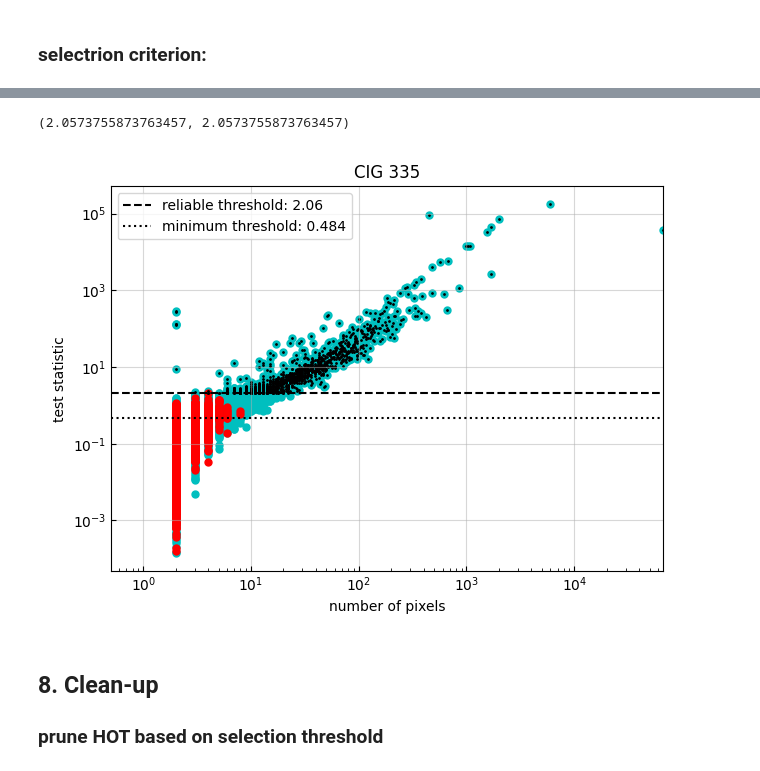
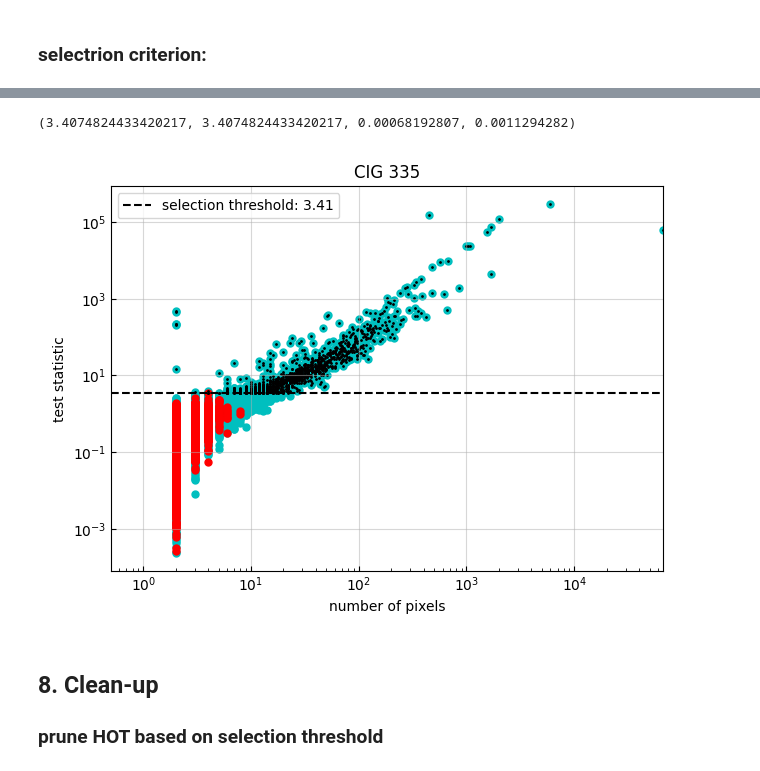
Before and after one commit to paranoya/image-processing, a Jupyter notebook: HOT.ipynb, the cells around one changed output, grey strips where cells are left out. Drawn from its saved outputs; the diff is of its cells as text; code cells hidden in the pictures.

```diff
--- a/HOT.ipynb
+++ b/HOT.ipynb
@@ -543,7 +545,7 @@ label, catalog_inv = hot(data.original,
                          #n_pixels=data.index_mode,
                         )
 area_inv = catalog_inv[1]
-test_stat_inv = catalog_inv[2]/data.bg_std
+test_stat_inv = catalog_inv[2]/np.std(data.sorted[:index_mode])
 print(f'time elapsed: {time()-t0:.3g} s')
 # %% [output]
 31597 overdensities found: 38306 "pixels" (3%), 31022 independent regions
@@ -610,7 +612,7 @@ label, catalog = hot(data.original,
                     )
 parent = catalog[0]
 area = catalog[1]
-test_stat = catalog[2]/data.bg_std
+test_stat = catalog[2]/np.std(data.sorted[:index_mode])
 print(f'time elapsed: {time()-t0:.3g} s')
 # %% [output]
 56191 overdensities found: 218956 "pixels" (21%), 35395 independent regions
@@ -711,13 +718,9 @@ if plots:
     ax[0, 0].set_title(object_name)
     ax[0, 0].set_ylabel('probability density distribution')
     ax[0, 0].set_yscale('log')
-    #ax[0, 0].set_ylim(np.min(data.rho[data.x_rho > data.mode]), 2*np.max(data.rho))
+    ax[0, 0].set_ylim(np.min(ts_inv.rho)/10, 3)
     ax[0, 0].plot(ts.x_rho, ts.rho, 'k-', label='data')
     ax[0, 0].plot(ts_inv.x_rho, ts_inv.rho, 'r-', label='inverted data')
-    #ax[0, 0].plot(data.x_rho, data.rho_symmetric, 'r--', label='symmetric about mode')
-    #ax[0, 0].plot(data.x_rho,
-    #              np.exp(-.5*((data.x_rho-data.mode)/data.bg_std)**2) * data.n_valid/data.size/np.sqrt(2*np.pi)/data.bg_std,
-    #              'k:', label='Gaussian approximation')
     ax[0, 0].legend()
 
     ax[1, 0].set_ylabel('signal/background probability')
@@ -734,7 +737,7 @@ if plots:
 # %%
-ts_inv.sorted[-1], np.nanmax(test_stat_inv)
+ts_inv.sorted[-1], np.nanmax(test_stat_inv), np.std(data.sorted[:index_mode]), data.bg_std
 # %% [output]
-(2.0573755873763457, 2.0573755873763457)
+(3.4074824433420217, 3.4074824433420217, 0.00068192807, 0.0011294282)
 # %%
 #true_overdensity = (test_stat > data.bg_std)
 #true_overdensity = (test_stat > np.nanmax(test_stat_inv[1:]))
@@ -758,36 +761,37 @@ if plots:
     ax[1, 0].scatter(area[true_overdensity],
                      max_value[true_overdensity]-min_value[true_overdensity], s=1, c='k')
     ax[1, 0].plot(np.exp(contrast_hull_x), contrast_hull_y, 'y-*')
     ax[1, 0].scatter(area_inv[1:], max_value_inv[1:]-min_value_inv[1:], s=1, c='r')
     ax[1, 0].set_xscale('log')
     ax[1, 0].set_yscale('log')
     ax[1, 0].set_ylim(np.min(contrast_hull_y[contrast_hull_y > 0])/10)
     '''
 
     ax[0, 0].set_title(object_name)
     ax[0, 0].set_ylabel('test statistic')
     ax[0, 0].set_yscale('log')
     ax[0, 0].scatter(area[1:], test_stat[1:], s=25, c='c')
     ax[0, 0].scatter(area_inv[1:], test_stat_inv[1:], s=25, c='r')
     ax[0, 0].scatter(area[true_overdensity], test_stat[true_overdensity], s=1, c='k')
     #ax[0, 0].scatter(area_inv[good_hull], test_stat_inv[good_hull], s=5, c='y')
     #ax[0, 0].plot(np.exp(signal_hull_x), signal_hull_y, 'y*')
     #xx = np.linspace(signal_hull_x[0], signal_hull_x[-1], 100)
     #yy = np.interp(xx, signal_hull_x, signal_hull_y)
     #ax[0, 0].plot(np.exp(xx), yy, 'y-')
     dummy = np.logspace(.1, np.log10(np.max(area[1:])), 100)
     #ax[0, 0].plot(dummy, data.bg_std * (1 + 1/np.sqrt(dummy-1)), 'y-')
     #ax[0, 0].axhline(1, color='y', ls='--')
-    ax[0, 0].axhline(reliable_threshold, color='k', ls='--', label=f'reliable threshold: {reliable_threshold:.3g}')
-    ax[0, 0].axhline(selection_threshold, color='k', ls=':', label=f'minimum threshold: {selection_threshold:.3g}')
+    ax[0, 0].axhline(reliable_threshold, color='k', ls='--', label=f'selection threshold: {reliable_threshold:.3g}')
+    #ax[0, 0].axhline(reliable_threshold, color='k', ls='--', label=f'reliable threshold: {reliable_threshold:.3g}')
+    #ax[0, 0].axhline(selection_threshold, color='k', ls=':', label=f'minimum threshold: {selection_threshold:.3g}')
     #ax[0, 0].set_ylim(.1*data.bg_std**2, np.max(test_stat))
     ax[0, 0].set_xlim(.5, np.max(area[1:]))
     ax[0, 0].legend()
 
     ax[-1, 0].set_xscale('log')
     ax[-1, 0].set_xlabel('number of pixels')
 # %% [output]
-[figure, old version]
+[figure, new version]
 # %% [markdown]
 ## 8. Clean-up
 
```
Also changed, not shown: parts of 10 cells of this notebook, 1 other file.
